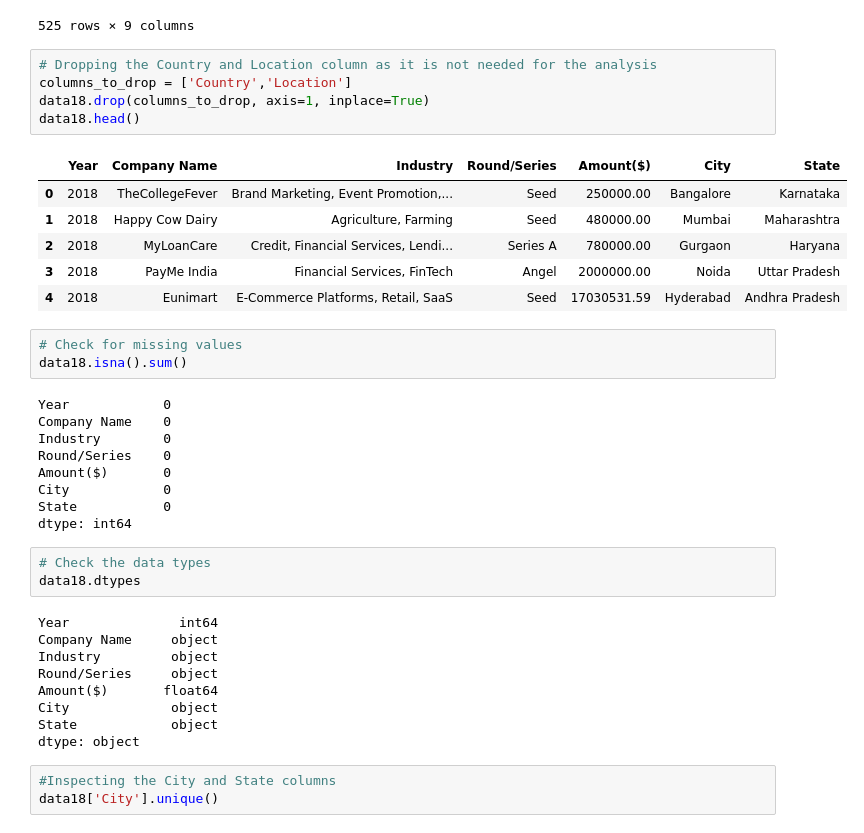
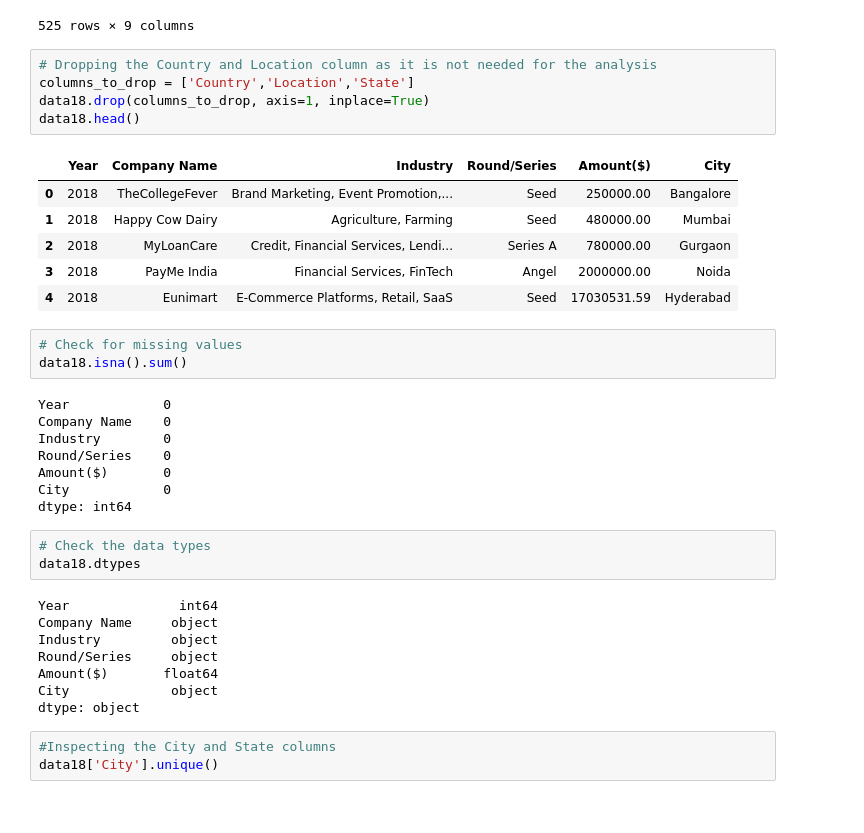
Before and after one commit to MarthaK-Coder/AZUBI-AFRICA--LP1-Sprint, a Jupyter notebook: ProjectNotebook.ipynb, the cells around one changed output. Saved outputs shown, nothing was run; the diff lists cells and outputs as text.

```diff
--- a/ProjectNotebook.ipynb
+++ b/ProjectNotebook.ipynb
@@ -379,16 +381,16 @@ data18
 525 rows × 9 columns
 # %%
 # Dropping the Country and Location column as it is not needed for the analysis
-columns_to_drop = ['Country','Location']
+columns_to_drop = ['Country','Location','State']
 data18.drop(columns_to_drop, axis=1, inplace=True)
 data18.head()
 # %% [output]
-|  | Year | Company Name | Industry | Round/Series | Amount($) | City | State |
-| 0 | 2018 | TheCollegeFever | Brand Marketing, Event Promotion,... | Seed | 250000.00 | Bangalore | Karnataka |
-| 1 | 2018 | Happy Cow Dairy | Agriculture, Farming | Seed | 480000.00 | Mumbai | Maharashtra |
-| 2 | 2018 | MyLoanCare | Credit, Financial Services, Lendi... | Series A | 780000.00 | Gurgaon | Haryana |
-| 3 | 2018 | PayMe India | Financial Services, FinTech | Angel | 2000000.00 | Noida | Uttar Pradesh |
-| 4 | 2018 | Eunimart | E-Commerce Platforms, Retail, SaaS | Seed | 17030531.59 | Hyderabad | Andhra Pradesh |
+|  | Year | Company Name | Industry | Round/Series | Amount($) | City |
+| 0 | 2018 | TheCollegeFever | Brand Marketing, Event Promotion,... | Seed | 250000.00 | Bangalore |
+| 1 | 2018 | Happy Cow Dairy | Agriculture, Farming | Seed | 480000.00 | Mumbai |
+| 2 | 2018 | MyLoanCare | Credit, Financial Services, Lendi... | Series A | 780000.00 | Gurgaon |
+| 3 | 2018 | PayMe India | Financial Services, FinTech | Angel | 2000000.00 | Noida |
+| 4 | 2018 | Eunimart | E-Commerce Platforms, Retail, SaaS | Seed | 17030531.59 | Hyderabad |
 # %%
 # Check for missing values
 data18.isna().sum()
@@ -399,7 +401,6 @@ Industry        0
 Round/Series    0
 Amount($)       0
 City            0
-State           0
 dtype: int64
 # %%
 # Check the data types
@@ -411,7 +412,6 @@ Industry         object
 Round/Series     object
 Amount($)       float64
 City             object
-State            object
 dtype: object
 # %%
 #Inspecting the City and State columns
```
Also changed, not shown: parts of 116 cells of this notebook.
